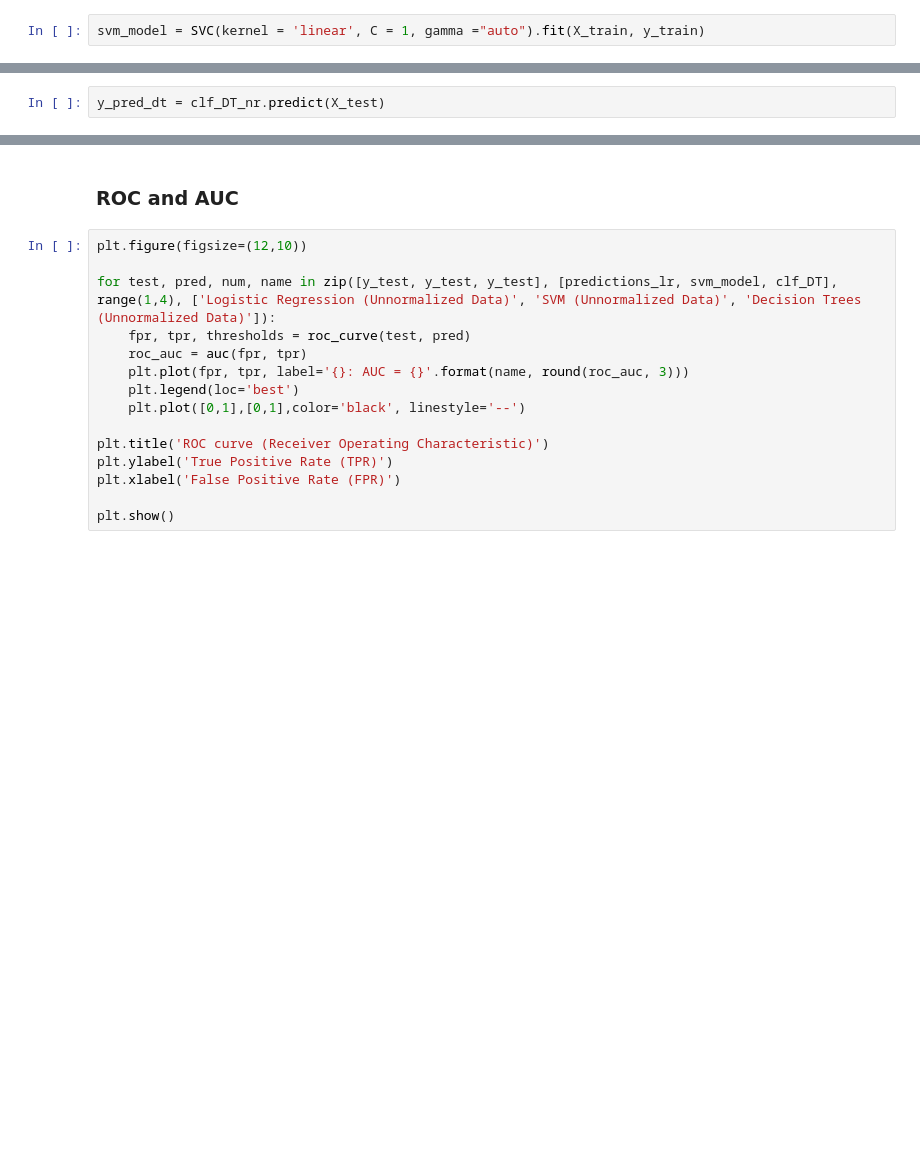
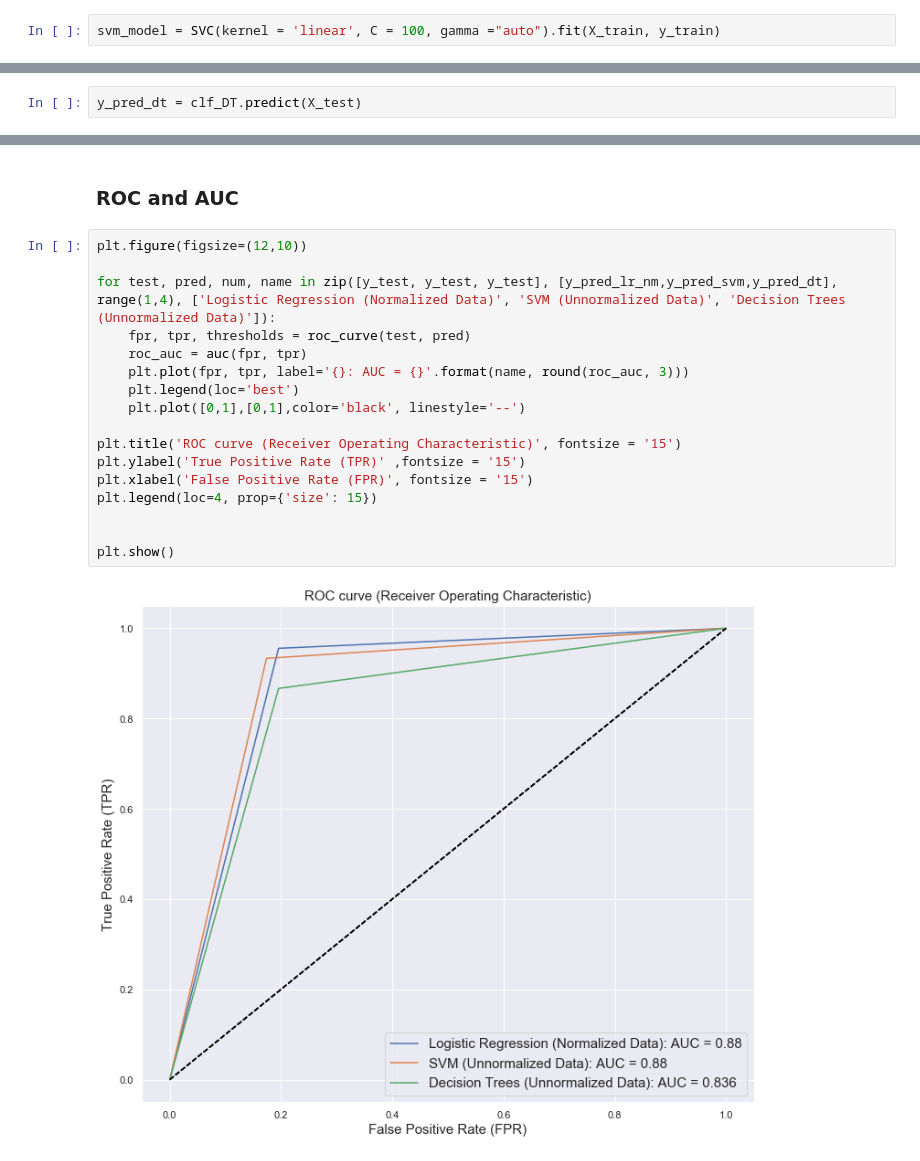
Before and after one commit to salujarohit/DSB-1, a Jupyter notebook: Final Project/DSFB1_Group work-Heart - Model Building.ipynb, the cells around one changed output, grey strips where cells are left out. Cells and saved outputs as stored; diff of their text form; blank space fills up the shorter version.

```diff
--- a/Final Project/DSFB1_Group work-Heart - Model Building.ipynb
+++ b/Final Project/DSFB1_Group work-Heart - Model Building.ipynb
@@ -428,7 +455,7 @@ Best C: 1
 Best Kernel: linear
 Best Gamma: auto
 # %%
-svm_model = SVC(kernel = 'linear', C = 1, gamma ="auto").fit(X_train, y_train)
+svm_model = SVC(kernel = 'linear', C = 100, gamma ="auto").fit(X_train, y_train)
 # %%
 svm_model.score(X_test,y_test)
 # %% [output]
@@ -534,5 +564,5 @@ clf_DT.score(X_test,y_test)
 # %%
-y_pred_dt = clf_DT_nr.predict(X_test)
+y_pred_dt = clf_DT.predict(X_test)
 # %% [markdown]
 ### Confusion Matrix
 # %%
@@ -656,15 +688,19 @@ plt.show()
 # %%
 plt.figure(figsize=(12,10))
 
-for test, pred, num, name in zip([y_test, y_test, y_test], [predictions_lr, svm_model, clf_DT], range(1,4), ['Logistic Regression (Unnormalized Data)', 'SVM (Unnormalized Data)', 'Decision Trees (Unnormalized Data)']):
+for test, pred, num, name in zip([y_test, y_test, y_test], [y_pred_lr_nm,y_pred_svm,y_pred_dt], range(1,4), ['Logistic Regression (Normalized Data)', 'SVM (Unnormalized Data)', 'Decision Trees (Unnormalized Data)']):
     fpr, tpr, thresholds = roc_curve(test, pred)
     roc_auc = auc(fpr, tpr)
     plt.plot(fpr, tpr, label='{}: AUC = {}'.format(name, round(roc_auc, 3)))
     plt.legend(loc='best')
     plt.plot([0,1],[0,1],color='black', linestyle='--')
 
-plt.title('ROC curve (Receiver Operating Characteristic)')
-plt.ylabel('True Positive Rate (TPR)')
-plt.xlabel('False Positive Rate (FPR)')
+plt.title('ROC curve (Receiver Operating Characteristic)', fontsize = '15')
+plt.ylabel('True Positive Rate (TPR)' ,fontsize = '15')
+plt.xlabel('False Positive Rate (FPR)', fontsize = '15')
+plt.legend(loc=4, prop={'size': 15})
+
 
 plt.show()
+# %% [output]
+[figure, added]
```
Also changed, not shown: parts of 25 cells of this notebook, 3 other files.
